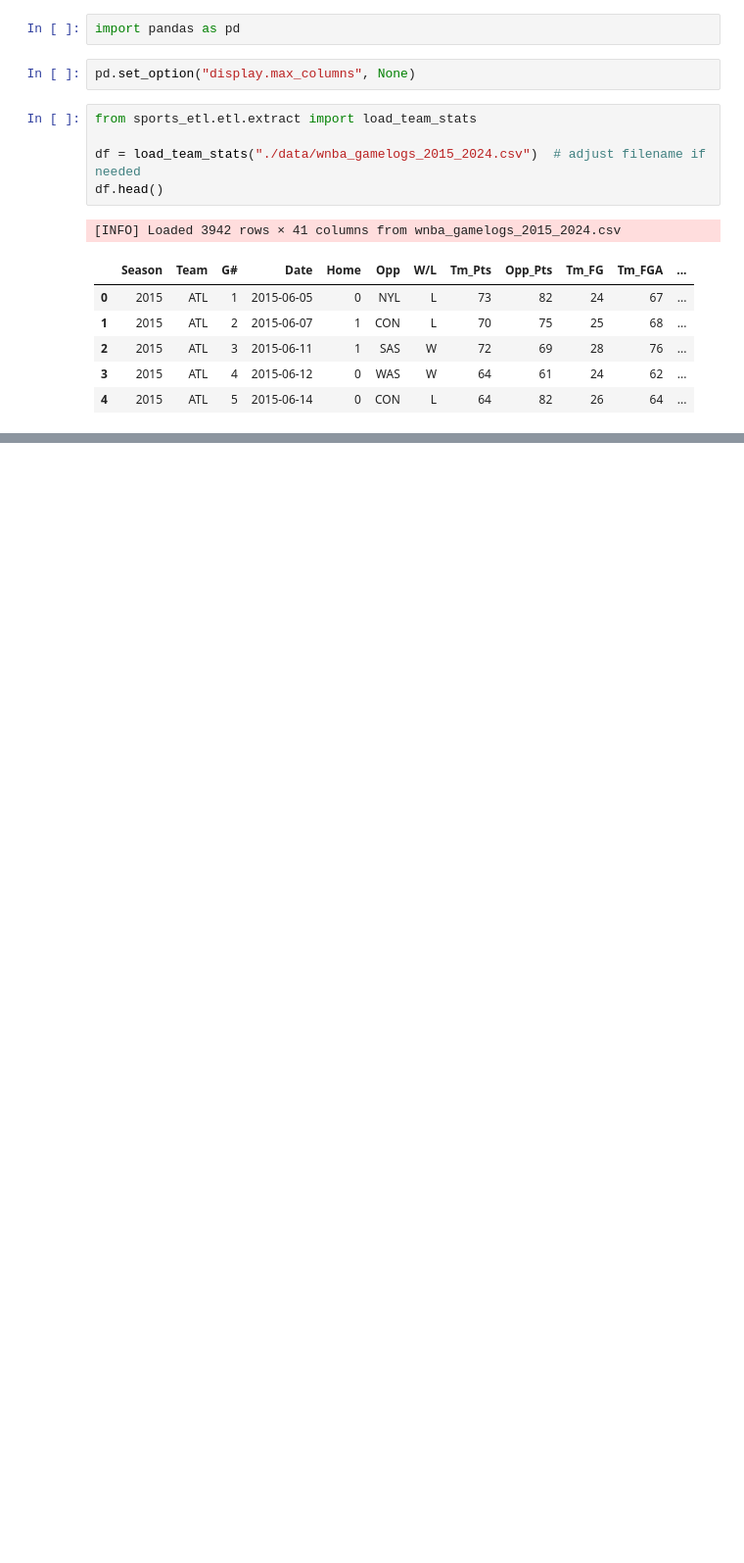
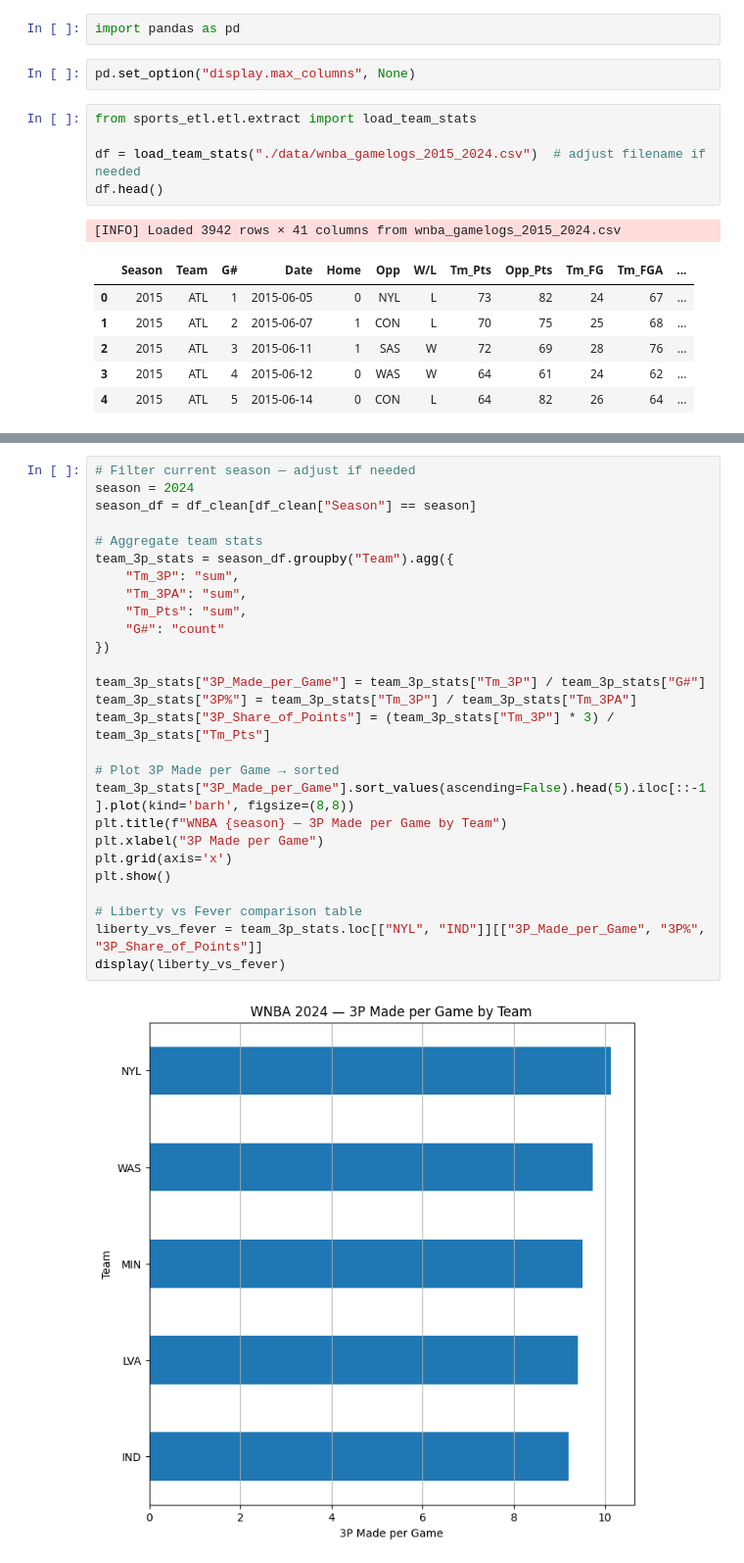
Before and after one commit to nkennebre/wnba_sports_etl, a Jupyter notebook: wnba_etl_exploration.ipynb, the cells around one changed output, grey strips where cells are left out. Shown at 98% size. Cells and saved outputs as stored; diff of their text form; blank space fills up the shorter version.

```diff
--- a/wnba_etl_exploration.ipynb
+++ b/wnba_etl_exploration.ipynb
@@ -43,0 +125,29 @@ save_to_sqlite(df_clean, "./data/teamstats.db", "team_stats_10_yr_clean", if_exi
+# %%
+# Filter current season — adjust if needed
+season = 2024
+season_df = df_clean[df_clean["Season"] == season]
+
+# Aggregate team stats
+team_3p_stats = season_df.groupby("Team").agg({
+    "Tm_3P": "sum",
+    "Tm_3PA": "sum",
+    "Tm_Pts": "sum",
+    "G#": "count"
+})
+
+team_3p_stats["3P_Made_per_Game"] = team_3p_stats["Tm_3P"] / team_3p_stats["G#"]
+team_3p_stats["3P%"] = team_3p_stats["Tm_3P"] / team_3p_stats["Tm_3PA"]
+team_3p_stats["3P_Share_of_Points"] = (team_3p_stats["Tm_3P"] * 3) / team_3p_stats["Tm_Pts"]
+
+# Plot 3P Made per Game → sorted
+team_3p_stats["3P_Made_per_Game"].sort_values(ascending=False).head(5).iloc[::-1].plot(kind='barh', figsize=(8,8))
+plt.title(f"WNBA {season} — 3P Made per Game by Team")
+plt.xlabel("3P Made per Game")
+plt.grid(axis='x')
+plt.show()
+
+# Liberty vs Fever comparison table
+liberty_vs_fever = team_3p_stats.loc[["NYL", "IND"]][["3P_Made_per_Game", "3P%", "3P_Share_of_Points"]]
+display(liberty_vs_fever)
+# %% [output]
+[figure, added]
```
Also changed, not shown: parts of 37 cells of this notebook, 25 other files.
